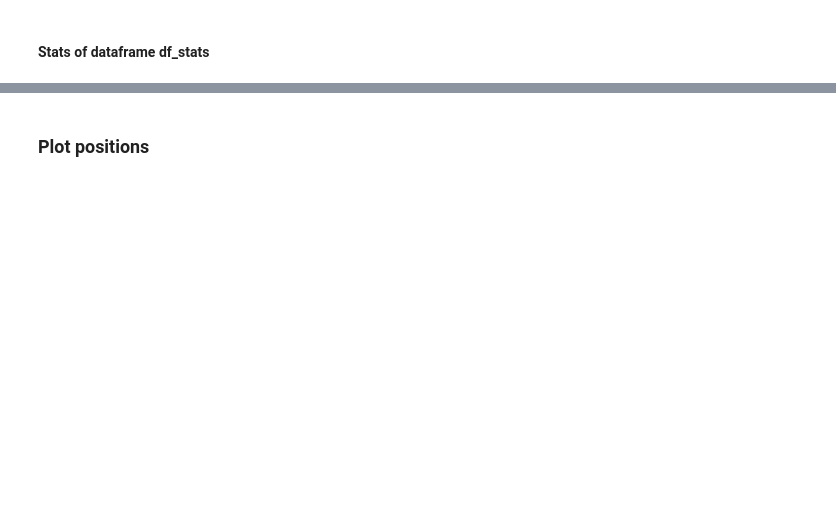
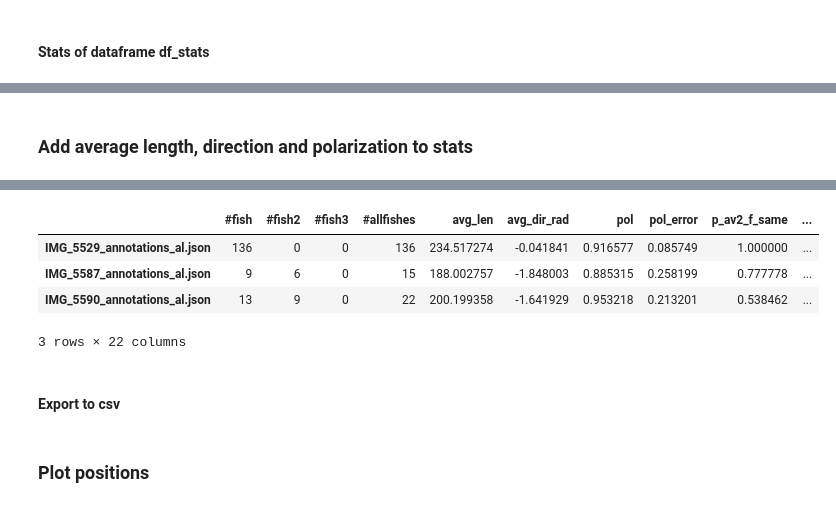
Before and after one commit to jotpio/python-script-image-label, a Jupyter notebook: analyze.ipynb, the cells around one changed output, grey strips where cells are left out. Saved outputs shown, nothing was run; the diff lists cells and outputs as text; code cells hidden in the pictures; blank space fills up the shorter version.

Commit message:
add polarization refactoring

```diff
--- a/analyze.ipynb
+++ b/analyze.ipynb
@@ -87,0 +140,7 @@ print(df_allsplit[0].head(5))
+# %% [markdown]
+### Add average length, direction and polarization to stats
+# %%
+df_stats = aa.pop_stats_pol_dir_len(df_allsplit, df_stats)
+
+df_stats.head(3)
+# %% [output]
@@ -87,0 +148,7 @@ print(df_allsplit[0].head(5))
+|  | #fish | #fish2 | #fish3 | #allfishes | avg_len | avg_dir_rad | pol | pol_error | p_av2_f_same | ... |
+| IMG_5529_annotations_al.json | 136 | 0 | 0 | 136 | 234.517274 | -0.041841 | 0.916577 | 0.085749 | 1.000000 | ... |
+| IMG_5587_annotations_al.json | 9 | 6 | 0 | 15 | 188.002757 | -1.848003 | 0.885315 | 0.258199 | 0.777778 | ... |
+| IMG_5590_annotations_al.json | 13 | 9 | 0 | 22 | 200.199358 | -1.641929 | 0.953218 | 0.213201 | 0.538462 | ... |
+3 rows × 22 columns
+# %% [markdown]
+#### Export to csv
```
Also changed, not shown: parts of 30 cells of this notebook, 1 other file.
